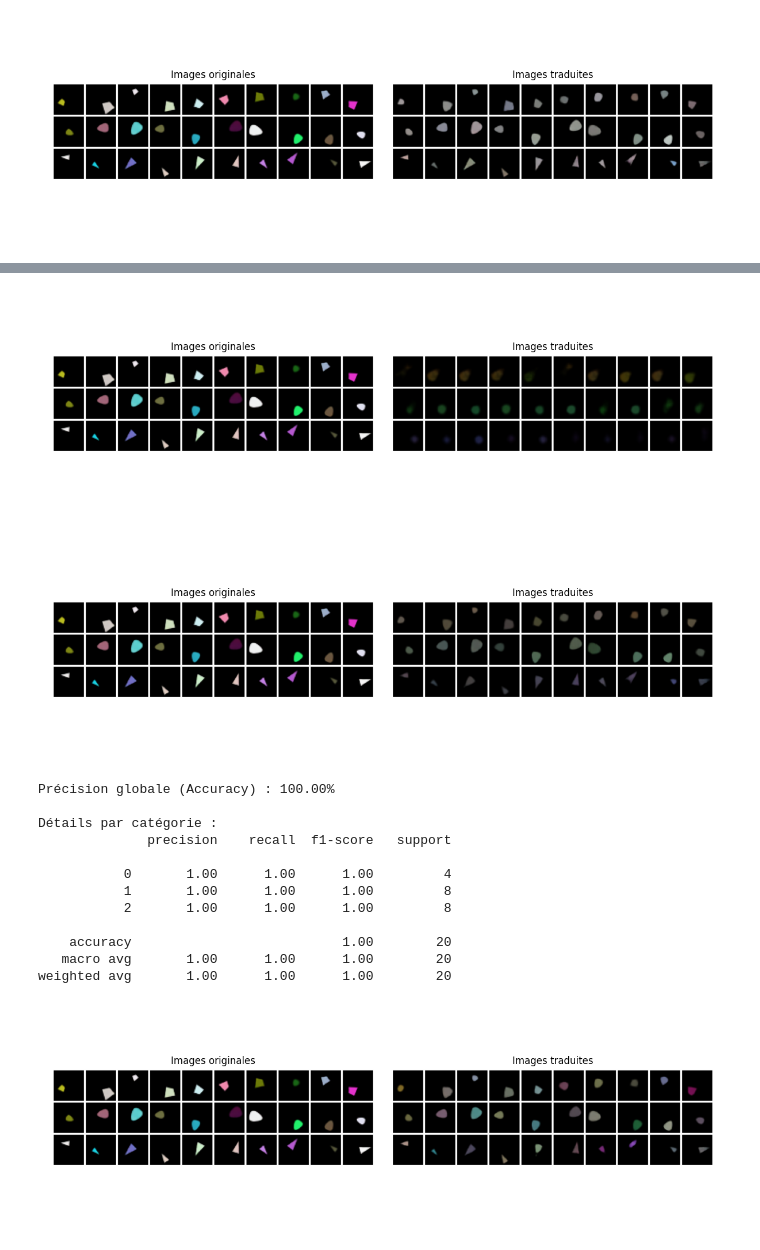
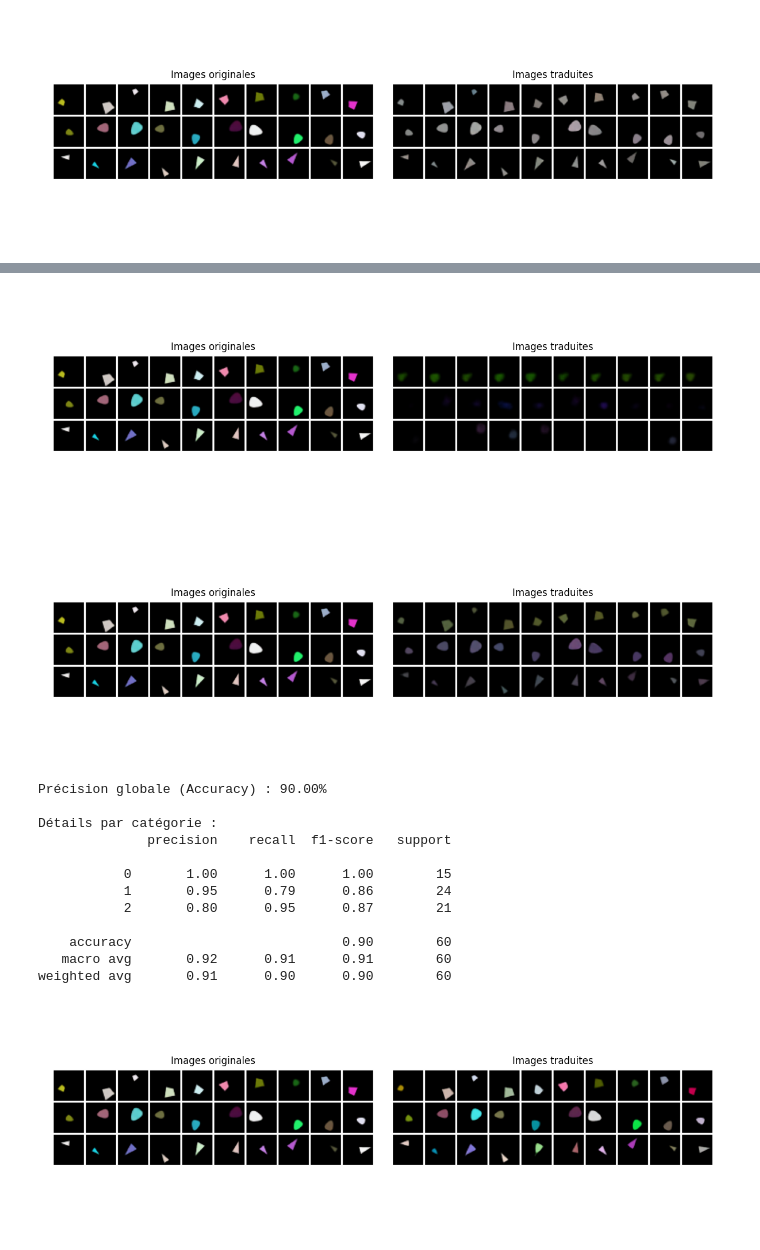
Before and after one commit to lucas-ch/gwsyn, a Jupyter notebook: notebooks/syn_3_modules_full.ipynb, the cells around one changed output, grey strips where cells are left out. Cells and saved outputs as stored; diff of their text form; code cells hidden in the pictures.

```diff
--- a/notebooks/syn_3_modules_full.ipynb
+++ b/notebooks/syn_3_modules_full.ipynb
@@ -29,9 +29,9 @@ from sklearn.preprocessing import StandardScaler
 
 %matplotlib widget
 # %%
-condition = "debug"
+condition = "3mod_s126"
 checkpoint_epoch = 0
-n_samples_test = 100
+n_samples_test = 300
 split = "test"
 # %%
 experiment_name = get_experiment_name(condition, "biased_00", 0)
@@ -213,7 +213,7 @@ decoded_images_dt= visual_module.decode_images(x_pred_3['v_latents'])
 fig = plot_original_translated_comparison(get_n_per_category(original_images_rgb, cat, 10), get_n_per_category(decoded_images_dt, cat, 10))
 plt.show()
 # %% [output]
-[figure, old version]
+[figure, new version]
 # %%
 # fusion: attribut to color to v_latent and attr to v_latents
 p = 0.7
@@ -223,7 +223,7 @@ decoded_images_f= visual_module.decode_images(fusion)
 fig = plot_original_translated_comparison(get_n_per_category(original_images_rgb, cat, 10), get_n_per_category(decoded_images_f, cat, 10))
 plt.show()
 # %% [output]
-[figure, old version]
+[figure, new version]
 # %%
 # est ce qu'on peut reconnaitre la catégorie avec seulement la couleur de l'espace latent attribut?
 scaler = StandardScaler()
@@ -247,34 +247,34 @@ print(f"Précision globale (Accuracy) : {accuracy_score(y_test, y_pred):.2%}")
 print("\nDétails par catégorie :")
 print(classification_report(y_test, y_pred))
 # %% [output]
-Précision globale (Accuracy) : 100.00%
+Précision globale (Accuracy) : 90.00%
 
 Détails par catégorie :
               precision    recall  f1-score   support
 
-           0       1.00      1.00      1.00         4
-           1       1.00      1.00      1.00         8
-           2       1.00      1.00      1.00         8
+           0       1.00      1.00      1.00        15
+           1       0.95      0.79      0.86        24
+           2       0.80      0.95      0.87        21
 
-    accuracy                           1.00        20
-   macro avg       1.00      1.00      1.00        20
-weighted avg       1.00      1.00      1.00        20
+    accuracy                           0.90        60
+   macro avg       0.92      0.91      0.91        60
+weighted avg       0.91      0.90      0.90        60
 # %%
 # fustion: attr to v_latents + color to v_latents
-p =0.7
+p =0.5
 latents_source = latent_domains[frozenset({'v_latents', 'attr', 'color'})]
 
 
 gw_latents = gw_mod.encode(latents_source)
 z = (1-p)*gw_latents['color'] + p*gw_latents['attr']
 
 prediction = gw_mod.decode(z, domains={'v_latents'})['v_latents']
 decoded_images_f= visual_module.decode_images(prediction)
 
 fig = plot_original_translated_comparison(get_n_per_category(original_images_rgb, cat, 10), get_n_per_category(decoded_images_f, cat, 10))
 plt.show()
 # %% [output]
-[figure, old version]
+[figure, new version]
 # %%
 del original_images_rgb
 del decoded_images_tcv
```
Also changed, not shown: parts of 5 cells of this notebook, 9 other files.
